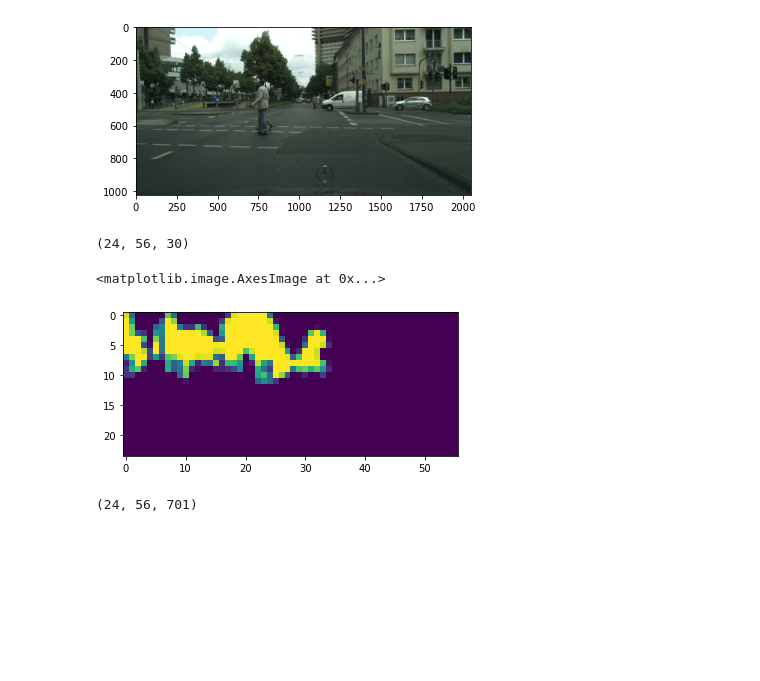
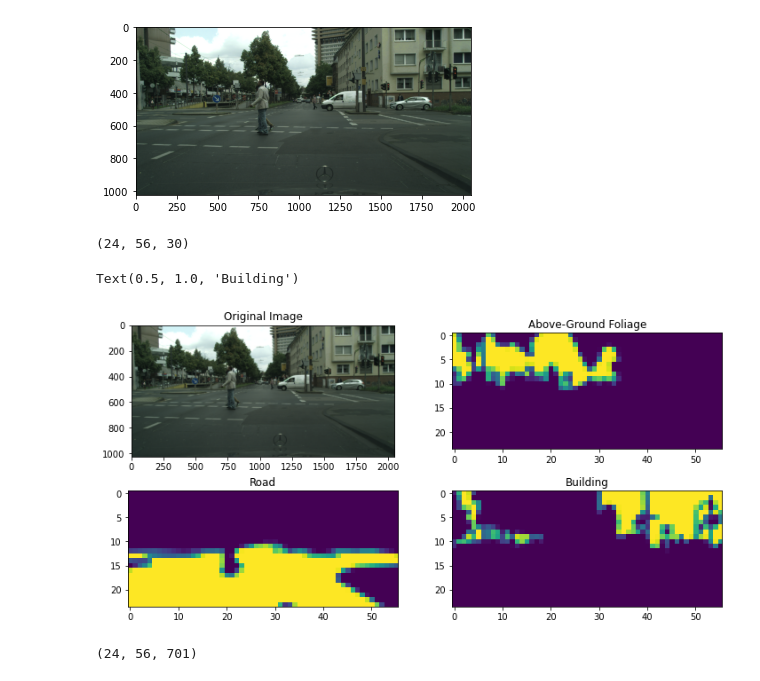
Before and after one commit to benthehuman1/UW-Vision-Segmentation, a Jupyter notebook: toy_segmentation.ipynb, the cells around one changed output. Cells and saved outputs as stored; diff of their text form; code cells hidden in the pictures; blank space fills up the shorter version.

```diff
--- a/toy_segmentation.ipynb
+++ b/toy_segmentation.ipynb
@@ -82,15 +82,22 @@ cologne_000100
 # %%
 cologne_semantic_grid = semantic_composition_grid(scene_id, scales)
 print(cologne_semantic_grid.shape)
 
 class_index = 21 #above-ground folliage
-foliage_semantic_map = cologne_semantic_grid[:, :, class_index]
-fig, ax = plt.subplots()
-ax.imshow(foliage_semantic_map)
+true_foliage_semantic_map = cologne_semantic_grid[:, :, class_index]
+fig, ((ax1, ax2), (ax3, ax4)) = plt.subplots(2, 2, figsize=(12, 6))
+ax1.imshow(vis)
+ax1.set_title("Original Image")
+ax2.imshow(cologne_semantic_grid[:, :, 21])
+ax2.set_title("Above-Ground Foliage")
+ax3.imshow(cologne_semantic_grid[:, :, 7])
+ax3.set_title("Road")
+ax4.imshow(cologne_semantic_grid[:, :, 11])
+ax4.set_title("Building")
 # %% [output]
 (24, 56, 30)
-<matplotlib.image.AxesImage at 0x...>
+Text(0.5, 1.0, 'Building')
-[figure, old version]
+[figure, new version]
 # %%
 cologne_feature_grid = feature_grid(scene_id, multiscaleEncoder, scales, downsample_factors)
 cologne_feature_grid.shape
```
Also changed, not shown: parts of 1 cell of this notebook, 28 other files.
